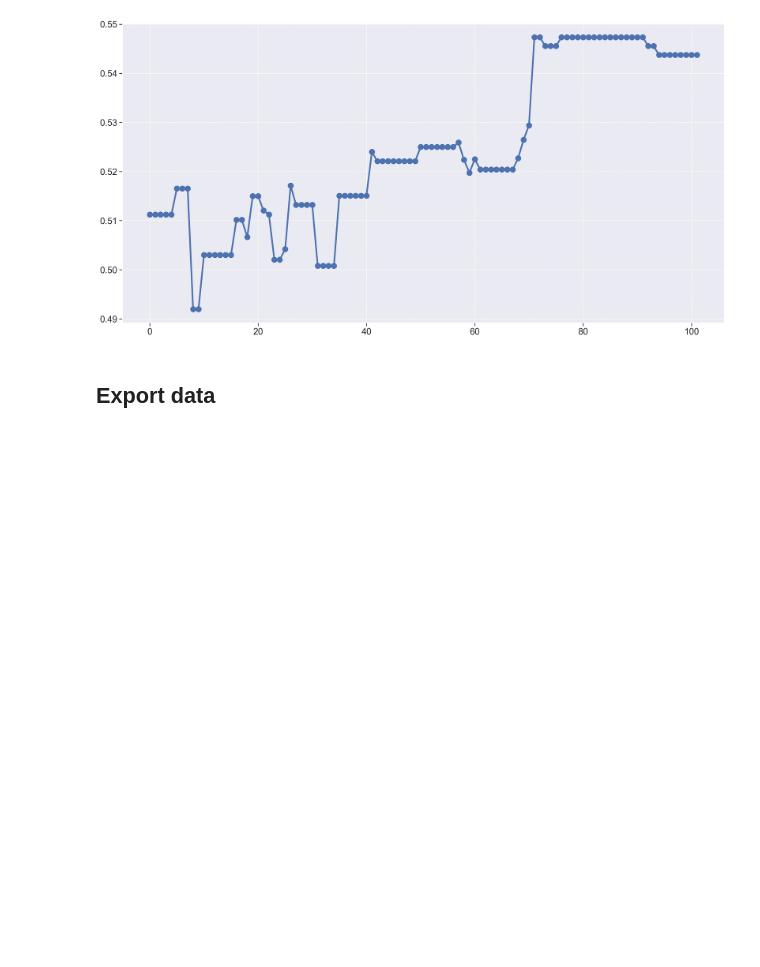
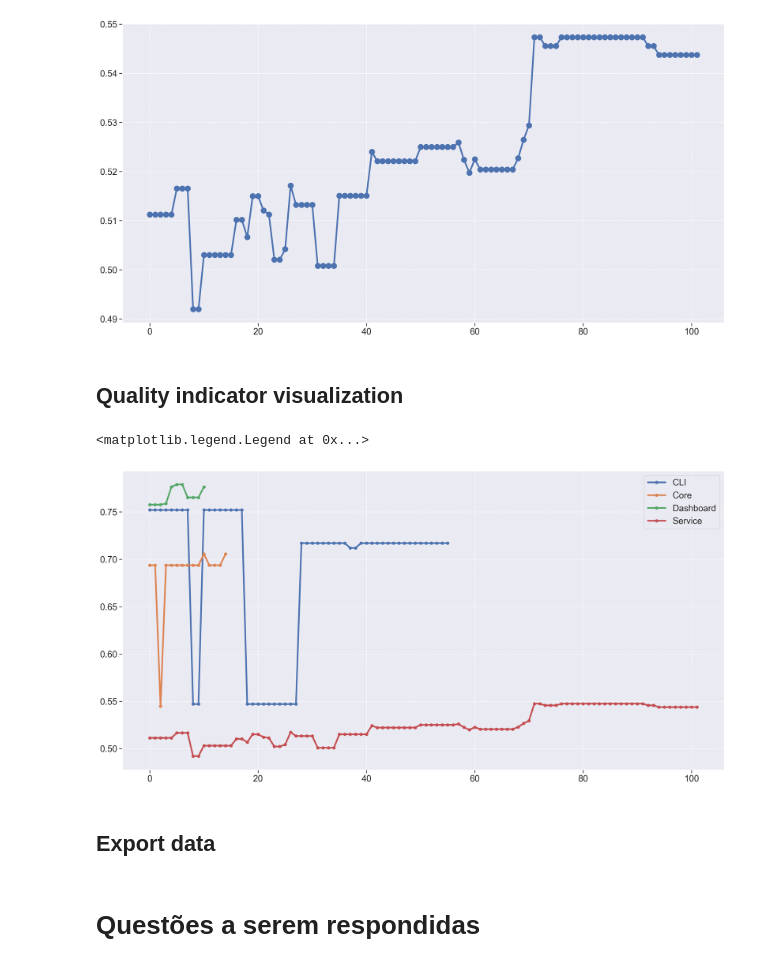
Before and after one commit to fga-eps-mds/2022-1-MeasureSoftGram-Doc, a Jupyter notebook: analytics/analytics.ipynb, the cells around one changed output. Saved outputs shown, nothing was run; the diff lists cells and outputs as text; code cells hidden in the pictures; blank space fills up the shorter version.

```diff
--- a/analytics/analytics.ipynb
+++ b/analytics/analytics.ipynb
@@ -676,6 +684,20 @@ plt.plot(service_metrics['total'], linewidth=3, marker='o', markersize=10)
 # %% [output]
 [<matplotlib.lines.Line2D at 0x...>]
 [figure]
+# %% [markdown]
+## Quality indicator visualization
+# %%
+fig = plt.figure(figsize=(20, 10))
+
+plt.plot(cli_metrics['total'], linewidth=3, marker='o', markersize=5, label="CLI")
+plt.plot(core_metrics['total'], linewidth=3, marker='o', markersize=5, label="Core")
+plt.plot(front_metrics['total'], linewidth=3, marker='o', markersize=5, label="Dashboard")
+plt.plot(service_metrics['total'], linewidth=3, marker='o', markersize=5, label="Service")
+
+plt.legend(loc='best')
+# %% [output]
+<matplotlib.legend.Legend at 0x...>
+[figure, added]
 # %% [markdown]
 ## Export data
 # %%
@@ -686,3 +708,5 @@ current_datetime = datetime.datetime.now().strftime("%m-%d-%Y-%H:%M:%S")
 metrics_df.to_excel('./fga-eps-mds-2021-1-MeasureSoftGram-{}.xlsx'.format(current_datetime), index = False)
 
 metrics_df.to_csv('./fga-eps-mds-2021-1-MeasureSoftGram-{}.csv'.format(current_datetime), index = False)
+# %% [markdown]
+# Questões a serem respondidas
```
Also changed, not shown: parts of 14 cells of this notebook.
